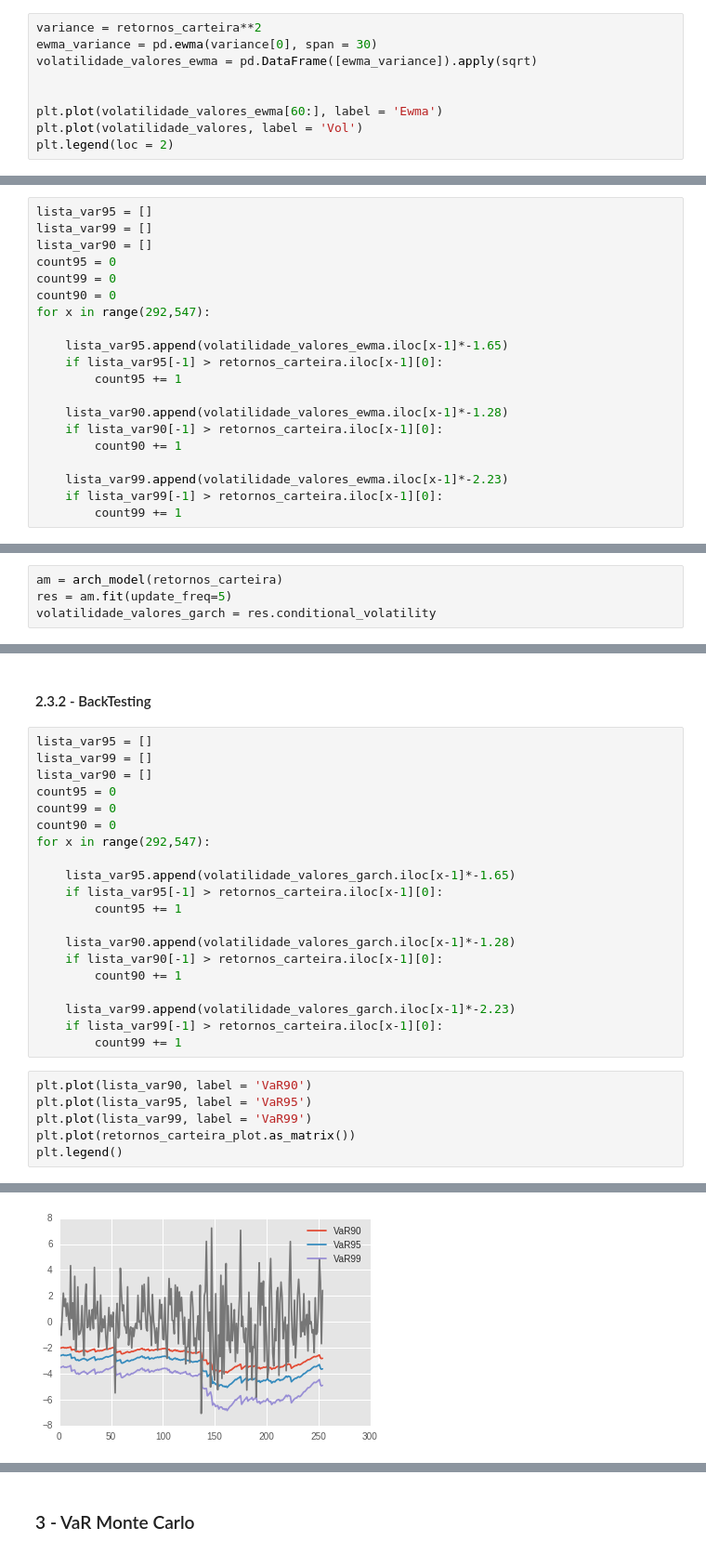
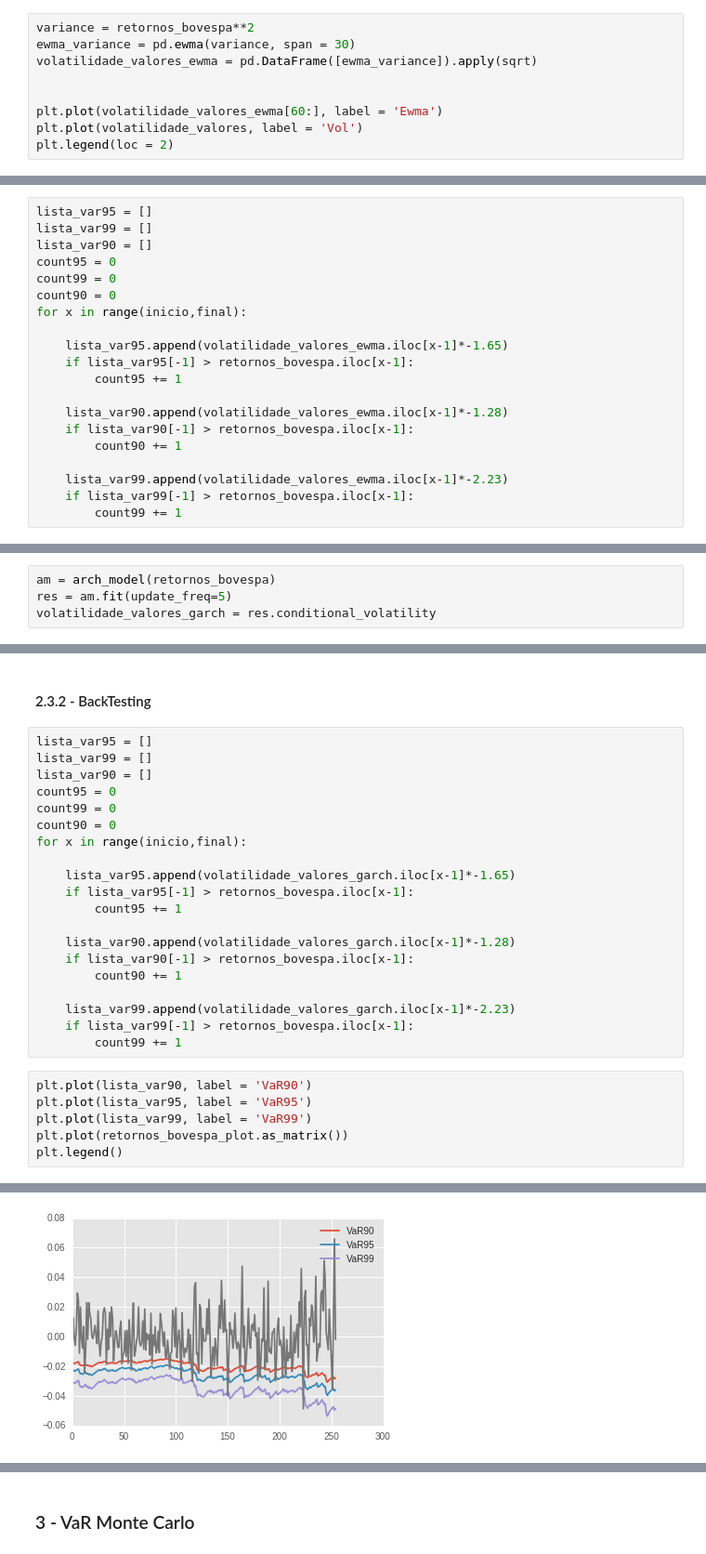
Before and after one commit to helderrezende/TCC, a Jupyter notebook: TCC Helder.ipynb, the cells around one changed output, grey strips where cells are left out. Shown: that part at 93% size. Saved outputs shown, nothing was run; the diff lists cells and outputs as text.

```diff
--- a/TCC Helder.ipynb
+++ b/TCC Helder.ipynb
@@ -330,8 +334,8 @@ pd.DataFrame([count90,count95,count99] , index = ["VaR 90","VaR 95","VaR 99"], c
 # %% [markdown]
 #### 2.2 - Calculando a volatidade usando EWMA
 # %%
-variance = retornos_carteira**2
-ewma_variance = pd.ewma(variance[0], span = 30)
+variance = retornos_bovespa**2
+ewma_variance = pd.ewma(variance, span = 30)
 volatilidade_valores_ewma = pd.DataFrame([ewma_variance]).apply(sqrt)
 
 
@@ -351,18 +355,18 @@ lista_var90 = []
 count95 = 0
 count99 = 0
 count90 = 0
-for x in range(292,547):
+for x in range(inicio,final):
 
     lista_var95.append(volatilidade_valores_ewma.iloc[x-1]*-1.65)
-    if lista_var95[-1] > retornos_carteira.iloc[x-1][0]:
+    if lista_var95[-1] > retornos_bovespa.iloc[x-1]:
         count95 += 1
 
     lista_var90.append(volatilidade_valores_ewma.iloc[x-1]*-1.28)
-    if lista_var90[-1] > retornos_carteira.iloc[x-1][0]:
+    if lista_var90[-1] > retornos_bovespa.iloc[x-1]:
         count90 += 1
 
     lista_var99.append(volatilidade_valores_ewma.iloc[x-1]*-2.23)
-    if lista_var99[-1] > retornos_carteira.iloc[x-1][0]:
+    if lista_var99[-1] > retornos_bovespa.iloc[x-1]:
         count99 += 1
 # %%
 plt.plot(lista_var90, label = 'VaR90')
@@ -396,7 +400,7 @@ var_parametrico_ewma
 # %% [markdown]
 #### 2.3 - Calculando a volatidade usando GARCH(1,1)
 # %%
-am = arch_model(retornos_carteira)
+am = arch_model(retornos_bovespa)
 res = am.fit(update_freq=5)
 volatilidade_valores_garch = res.conditional_volatility
 # %% [output]
@@ -434,28 +438,28 @@ lista_var90 = []
 count95 = 0
 count99 = 0
 count90 = 0
-for x in range(292,547):
+for x in range(inicio,final):
 
     lista_var95.append(volatilidade_valores_garch.iloc[x-1]*-1.65)
-    if lista_var95[-1] > retornos_carteira.iloc[x-1][0]:
+    if lista_var95[-1] > retornos_bovespa.iloc[x-1]:
         count95 += 1
 
     lista_var90.append(volatilidade_valores_garch.iloc[x-1]*-1.28)
-    if lista_var90[-1] > retornos_carteira.iloc[x-1][0]:
+    if lista_var90[-1] > retornos_bovespa.iloc[x-1]:
         count90 += 1
 
     lista_var99.append(volatilidade_valores_garch.iloc[x-1]*-2.23)
-    if lista_var99[-1] > retornos_carteira.iloc[x-1][0]:
+    if lista_var99[-1] > retornos_bovespa.iloc[x-1]:
         count99 += 1
 # %%
 plt.plot(lista_var90, label = 'VaR90')
 plt.plot(lista_var95, label = 'VaR95')
 plt.plot(lista_var99, label = 'VaR99')
-plt.plot(retornos_carteira_plot.as_matrix())
+plt.plot(retornos_bovespa_plot.as_matrix())
 plt.legend()
 # %% [output]
 <matplotlib.legend.Legend at 0x...>
-[figure, old version]
+[figure, new version]
 # %%
 pd.DataFrame([count90,count95,count99] , index = ["VaR 90","VaR 95","VaR 99"], columns =  ["Excecoes para 252 dias"])
 # %% [output]
```
Also changed, not shown: parts of 81 cells of this notebook, 1 other file.
